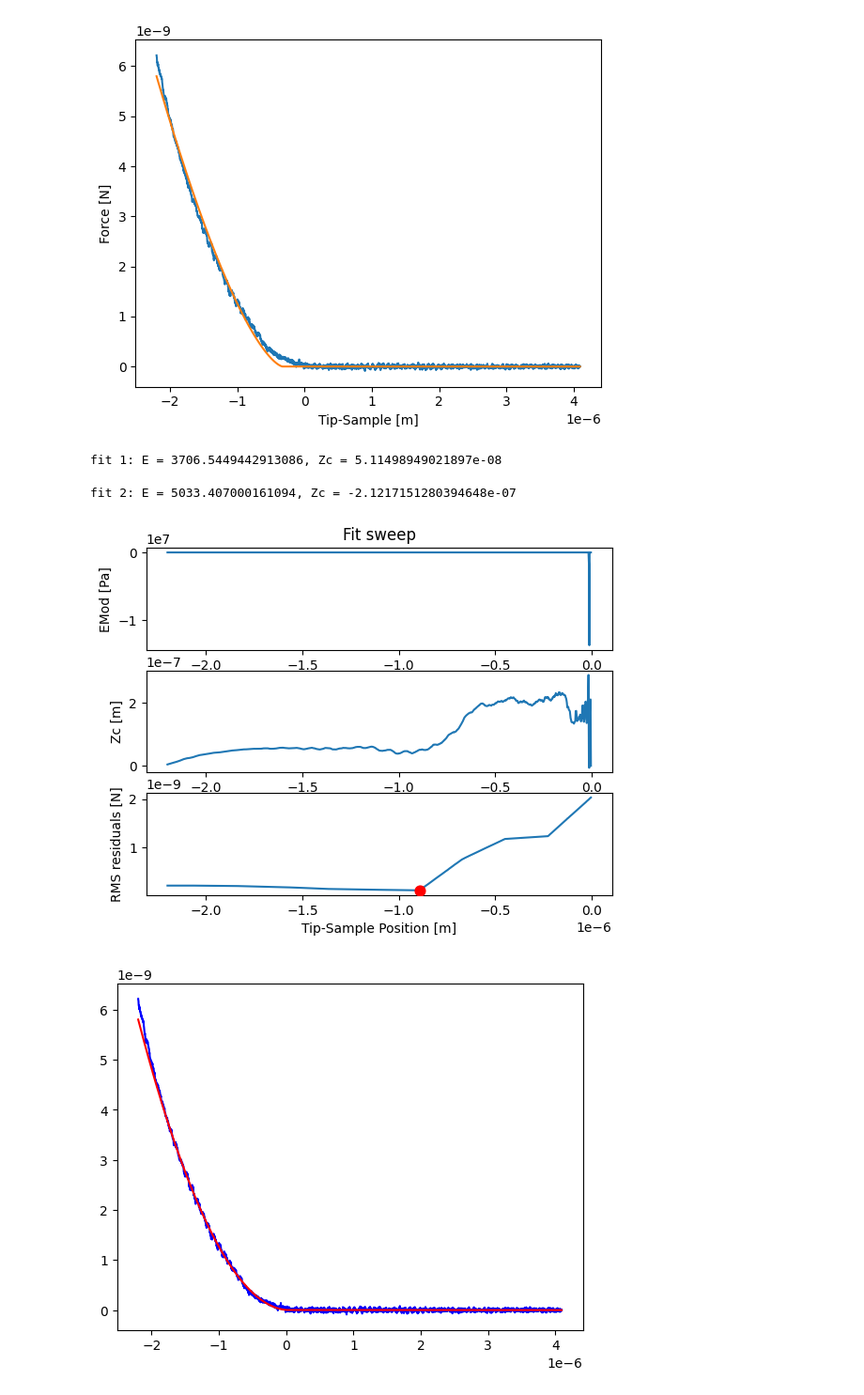
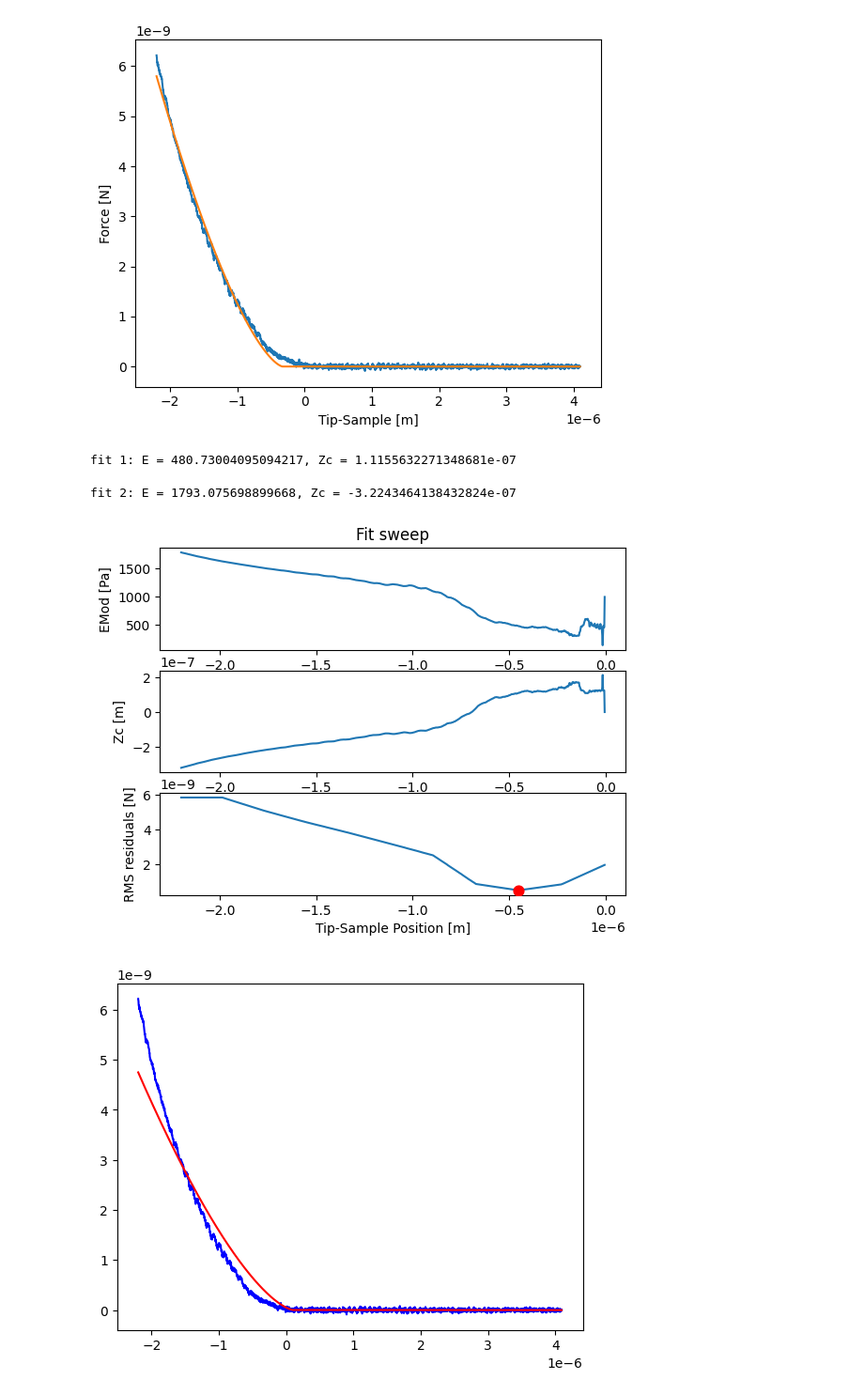
Before and after one commit to mcanoibec/mechanical_tool, a Jupyter notebook: main.ipynb, the cells around one changed output. Shown at 94% size. Saved outputs shown, nothing was run; the diff lists cells and outputs as text; code cells hidden in the pictures.

```diff
--- a/main.ipynb
+++ b/main.ipynb
@@ -133,7 +135,7 @@ The `inital_guess` parameter  provides the fitting function a start point for ea
 `params` lets you fix any parameter in the model. Any parameter that is left unfixed should have a corresponding value in `initial_guess`, otherwise the code will raise an error.
 # %%
 # Perform simple fitting
-curve.fit(model=hertz_r_free, initial_guess=[1e3,0], params = {
+curve.fit(model=hertz_r_free, initial_guess=[1e3,0], max_indentation=None, params = {
     # 'Zc': 0,
     # 'Q': 20,
     'R': 0.5e-6,
@@ -147,20 +149,26 @@ curve.fit(model=hertz_r_free, initial_guess=[1e3,0], params = {
 # %%
 # Perform double-regime fitting
 
-curve.fit_sweep_forward(model=cone, params = {
-    'Q': 20,
-    'nu': 0.5,
-    'dF': 0
+curve.fit_sweep_forward(model=hertz_r_free, params = {
+    # 'Zc': 0,
+    # 'Q': 20,
+    'R': 0.5e-6,
+    # 'h': curve.topo_height,
+    'dF': 0,
+    'nu': 0.5
 } )
 
-curve.fit_sweep_backward(model=cone, params = {
-    'Q': 20,
-    'nu': 0.5,
-    'dF': 0
+curve.fit_sweep_backward(model=hertz_r_free, params = {
+    # 'Zc': 0,
+    # 'Q': 20,
+    'R': 0.5e-6,
+    # 'h': curve.topo_height,
+    'dF': 0,
+    'nu': 0.5
 } )
 curve.merge_fits()
 # %% [output]
-fit 1: E = 3706.5449442913086, Zc = 5.11498949021897e-08
+fit 1: E = 480.73004095094217, Zc = 1.1155632271348681e-07
-fit 2: E = 5033.407000161094, Zc = -2.1217151280394648e-07
+fit 2: E = 1793.075698899668, Zc = -3.2243464138432824e-07
-[figure, old version]
+[figure, new version]
-[figure, old version]
+[figure, new version]
```
Also changed, not shown: parts of 2 cells of this notebook, 1 other file.
